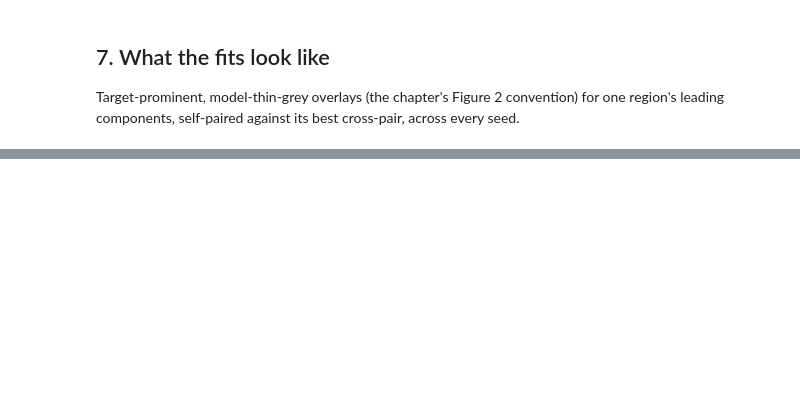
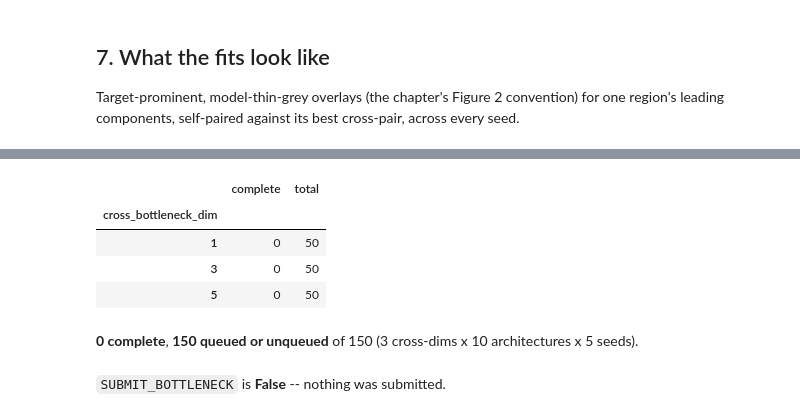
Before and after one commit to gprabaha/dal_monte_2022_analysis, a Jupyter notebook: notebooks/mrnn_chapter/01b_partner_identity.ipynb, the cells around one changed output, grey strips where cells are left out. Saved outputs shown, nothing was run; the diff lists cells and outputs as text; code cells hidden in the pictures; blank space fills up the shorter version.

```diff
--- a/notebooks/mrnn_chapter/01b_partner_identity.ipynb
+++ b/notebooks/mrnn_chapter/01b_partner_identity.ipynb
@@ -364,0 +432,63 @@ uniform across regions) unless it turns out to be large. The grid is written so
+# %%
+WITHIN_BOTTLENECK = 1        # task 02's own selection: the lowest within-region rank that still
+                              # keeps every dense-ladder cell >= 98% of ceiling.
+CROSS_BOTTLENECK_DIMS = [1, 3, 5]   # below task 02's cross rank of 10, chosen for the dense
+                                     # ladder's fit rather than for this contrast.
+
+SUBMIT_BOTTLENECK = False   # <-- set to True to queue every missing cell across all three cross dims as one array
+
+flight_bn = sweep.in_flight_run_dirs(TASK_ROOT / "_jobs")
+bottleneck_commands, bottleneck_run_dirs, bottleneck_inventory_parts = [], [], []
+for cross_dim in CROSS_BOTTLENECK_DIMS:
+    tag = f"w{WITHIN_BOTTLENECK}_c{cross_dim}"
+    cmds, dirs = pid.job_commands(
+        ARCHITECTURES, SEEDS, root=TASK_ROOT, repo_root=repo_root, epochs=EPOCHS,
+        exclude_run_dirs=flight_bn["run_dirs"], within_region_bottleneck_dim=WITHIN_BOTTLENECK,
+        recurrent_bottleneck_dim=cross_dim, bottleneck_tag=tag,
+    )
+    inv = pid.index_runs(TASK_ROOT, ARCHITECTURES, SEEDS, bottleneck_tag=tag)
+    inv["cross_bottleneck_dim"] = cross_dim
+    bottleneck_commands += cmds
+    bottleneck_run_dirs += dirs
+    bottleneck_inventory_parts.append(inv)
+bottleneck_inventory = pd.concat(bottleneck_inventory_parts, ignore_index=True)
+
+display(bottleneck_inventory.groupby("cross_bottleneck_dim")["complete"].agg(["sum", "count"])
+        .rename(columns={"sum": "complete", "count": "total"}))
+display(Markdown(
+    f"**{int(bottleneck_inventory['complete'].sum())} complete**, **{len(bottleneck_commands)} queued or unqueued** "
+    f"of {len(bottleneck_inventory)} ({len(CROSS_BOTTLENECK_DIMS)} cross-dims x {len(ARCHITECTURES)} architectures "
+    f"x {len(SEEDS)} seeds)."))
+
+if SUBMIT_BOTTLENECK and bottleneck_commands:
+    from datetime import datetime
+    from dal_monte_2022_analysis.runtime.hpc.jobs import submit_dsq_array_job, write_job_file
+
+    jobs_dir = TASK_ROOT / "_jobs"
+    jobs_dir.mkdir(parents=True, exist_ok=True)
+    stamp = datetime.now().strftime("%Y%m%d_%H%M%S")
+    job_file = jobs_dir / f"partner_identity_bottleneck_{stamp}.txt"
+    write_job_file(job_file, bottleneck_commands)
+    job_id = submit_dsq_array_job(
+        job_file_path=job_file, sbatch_script_path=jobs_dir / f"partner_identity_bottleneck_{stamp}.sh",
+        log_dir=jobs_dir / "logs", job_name="mrnn_partner_identity_bottleneck", partition="psych_gpu",
+        cpus_per_task=1, mem_per_cpu="12G", time_limit="06:00:00", gres="gpu:1",
+    )
+    sweep.record_submission(jobs_dir, job_id=job_id, run_dirs=bottleneck_run_dirs,
+                            label=f"partner_identity_bottleneck {stamp}")
+    (jobs_dir / "bottleneck_job_id.txt").write_text(str(job_id) + "\n")
+    display(Markdown(f"Submitted **{len(bottleneck_commands)}** runs as array **{job_id}**."))
+elif bottleneck_commands:
+    display(Markdown("`SUBMIT_BOTTLENECK` is **False** -- nothing was submitted."))
+elif int(bottleneck_inventory["complete"].sum()) == len(bottleneck_inventory):
+    display(Markdown("The bottleneck sweep is fully trained."))
+else:
+    display(Markdown("Every missing cell already has a job in flight; nothing new to queue."))
+# %% [output]
+|  | complete | total |
+| cross_bottleneck_dim |  |  |
+| 1 | 0 | 50 |
+| 3 | 0 | 50 |
+| 5 | 0 | 50 |
+**0 complete**, **150 queued or unqueued** of 150 (3 cross-dims x 10 architectures x 5 seeds).
+`SUBMIT_BOTTLENECK` is **False** -- nothing was submitted.
```
Also changed, not shown: parts of 11 cells of this notebook, 3 other files.
